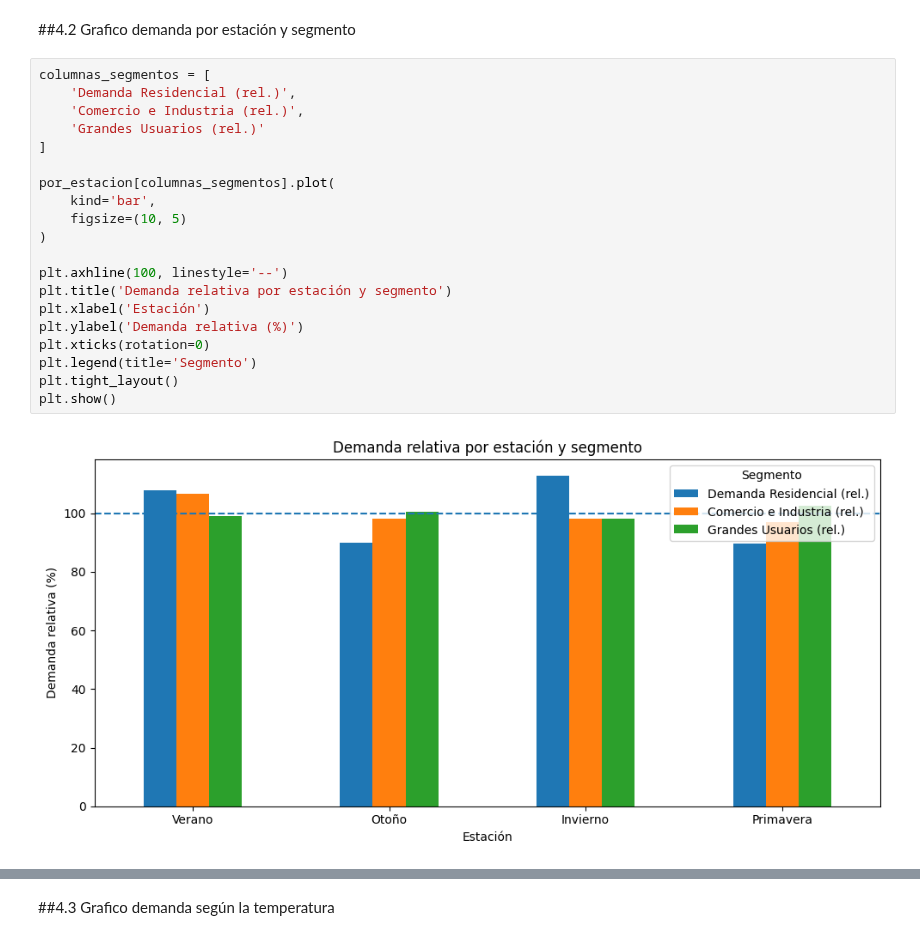
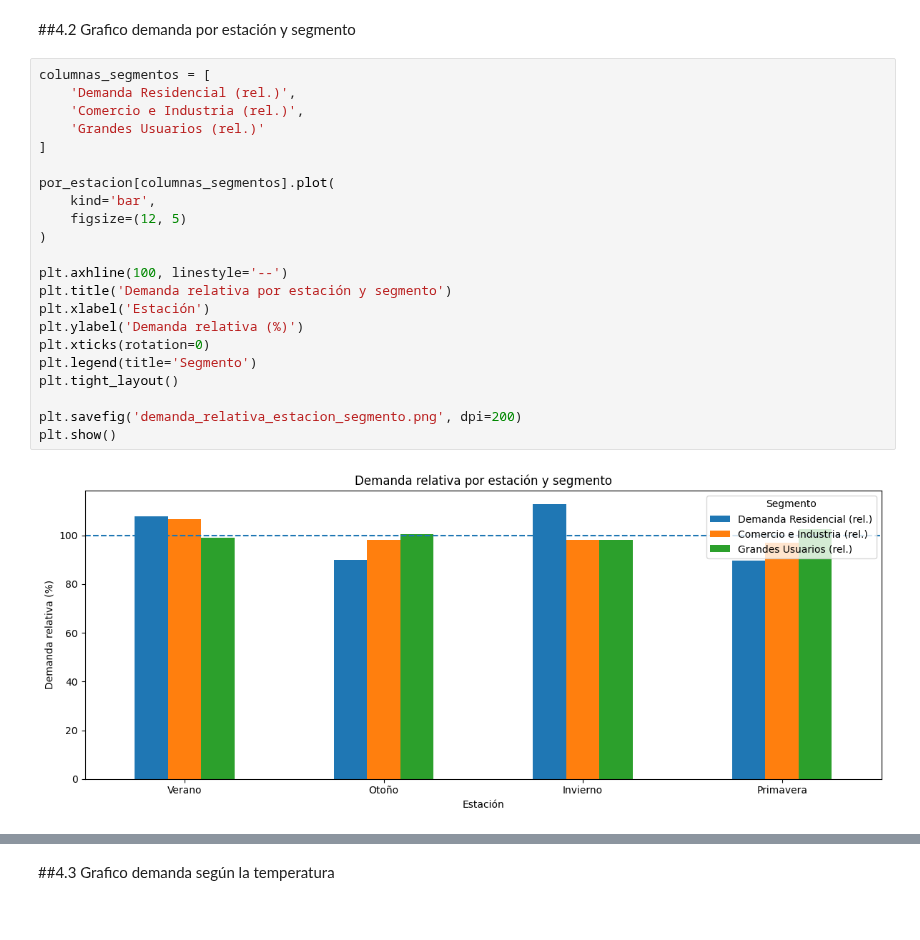
Before and after one commit to RafaelSeri/TP_LABO_MET, a Jupyter notebook: notebooks/Tp_labo.ipynb, the cells around one changed output, grey strips where cells are left out. Saved outputs shown, nothing was run; the diff lists cells and outputs as text.

```diff
--- a/notebooks/Tp_labo.ipynb
+++ b/notebooks/Tp_labo.ipynb
@@ -781,22 +856,24 @@ plt.show()
 # %%
 columnas_segmentos = [
     'Demanda Residencial (rel.)',
     'Comercio e Industria (rel.)',
     'Grandes Usuarios (rel.)'
 ]
 
 por_estacion[columnas_segmentos].plot(
     kind='bar',
-    figsize=(10, 5)
+    figsize=(12, 5)
 )
 
 plt.axhline(100, linestyle='--')
 plt.title('Demanda relativa por estación y segmento')
 plt.xlabel('Estación')
 plt.ylabel('Demanda relativa (%)')
 plt.xticks(rotation=0)
 plt.legend(title='Segmento')
 plt.tight_layout()
+
+plt.savefig('demanda_relativa_estacion_segmento.png', dpi=200)
 plt.show()
 # %% [output]
-[figure, old version]
+[figure, new version]
```
Also changed, not shown: parts of 20 cells of this notebook.
